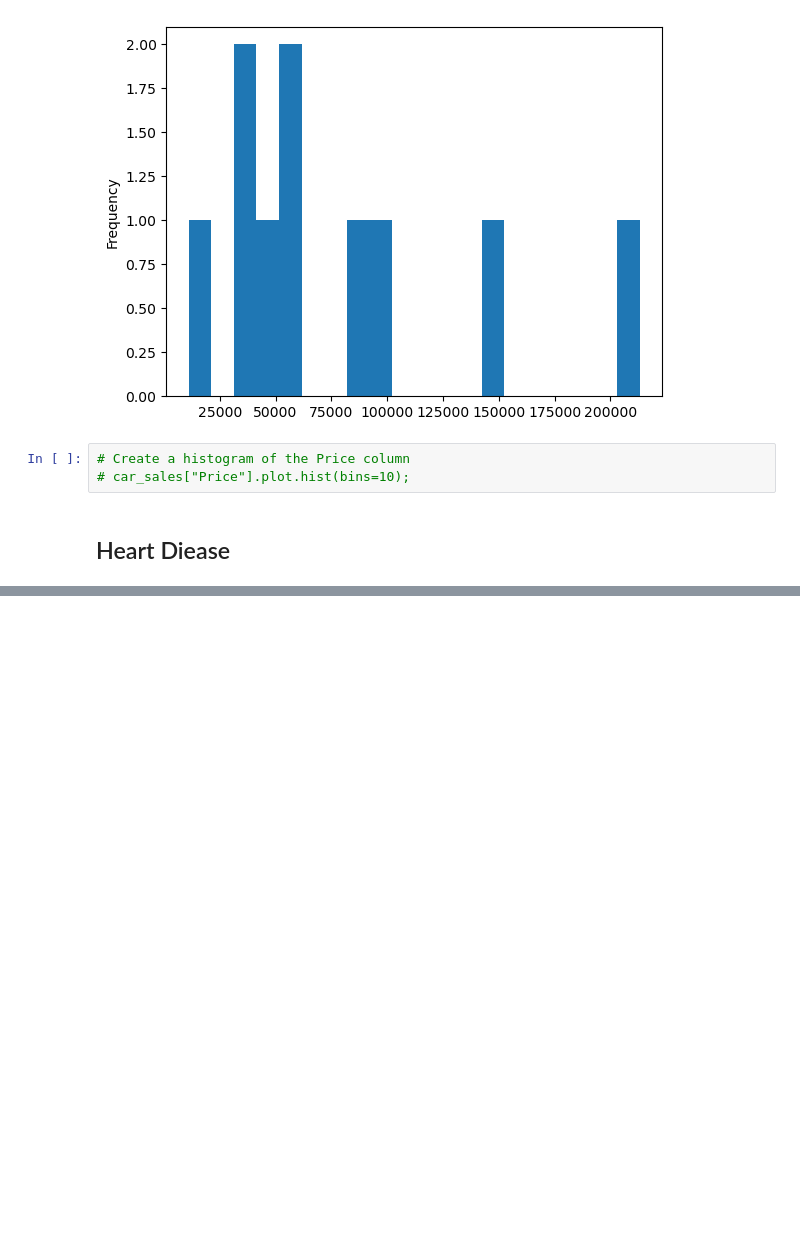
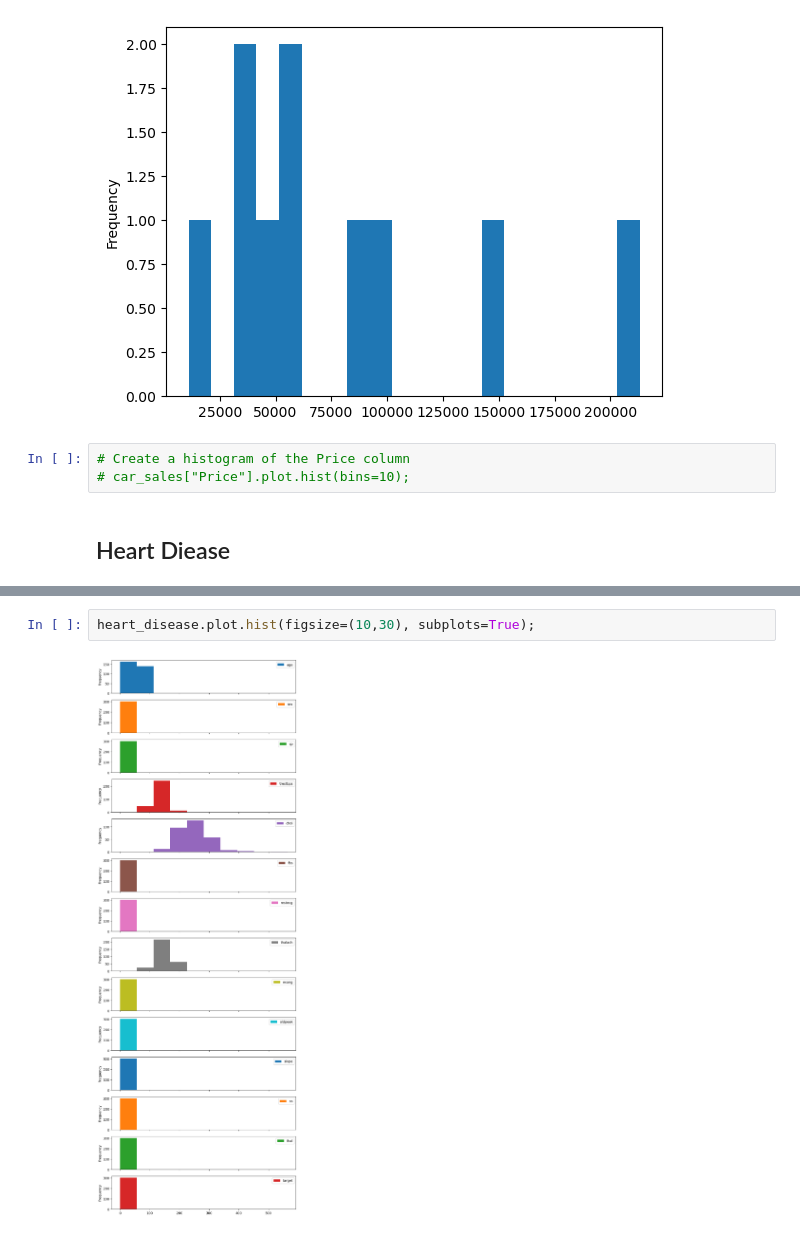
Before and after one commit to bellosahmed/machine_intro_journey, a Jupyter notebook: Matplotlib/Matplotlib.ipynb, the cells around one changed output, grey strips where cells are left out. Saved outputs shown, nothing was run; the diff lists cells and outputs as text; blank space fills up the shorter version.

```diff
--- a/Matplotlib/Matplotlib.ipynb
+++ b/Matplotlib/Matplotlib.ipynb
@@ -420,0 +459,4 @@ plt.show();
+# %%
+heart_disease.plot.hist(figsize=(10,30), subplots=True);
+# %% [output]
+[figure, added]
```
Also changed, not shown: parts of 40 cells of this notebook, 3 other files.
